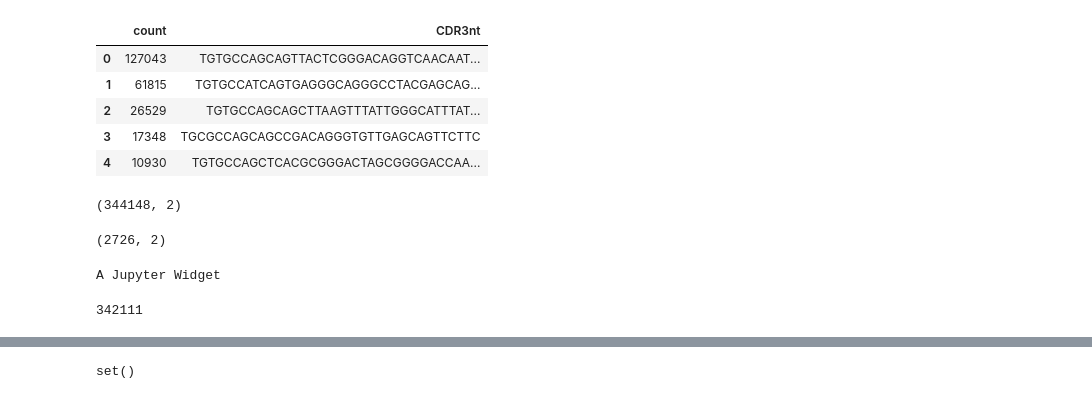
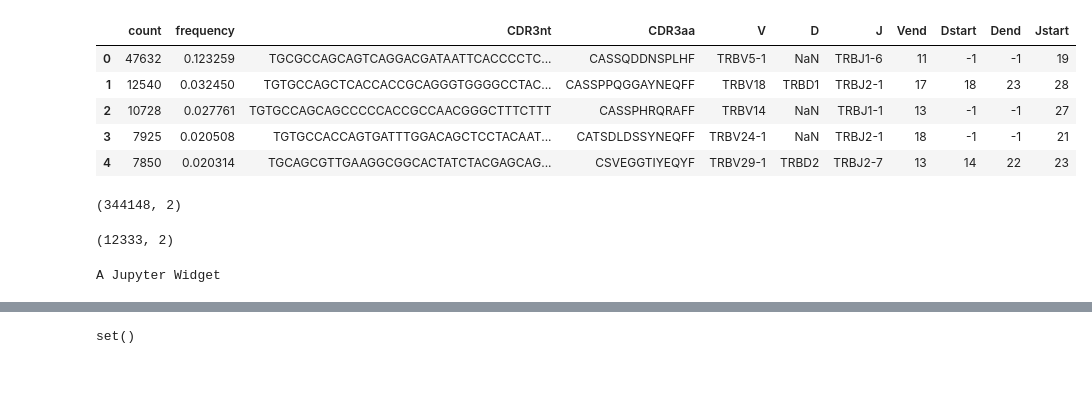
Before and after one commit to rykachevskiy/t-killer-or-t-helper, a Jupyter notebook: Investigator.ipynb, the cells around one changed output, grey strips where cells are left out. Cells and saved outputs as stored; diff of their text form; code cells hidden in the pictures.

```diff
--- a/Investigator.ipynb
+++ b/Investigator.ipynb
@@ -13,3 +21,6 @@ data_processor = importlib.reload(data_processor)
+# %%
+t4_a = pd.read_table(path_DV.format(4))
+t8_a = pd.read_table(path_DV.format(8))
 # %%
-t4 = pd.read_table("../data_all_CDR/Kal/Kal_PB_4.txt", usecols=["count", "CDR3nt"])
-t8 = pd.read_table("../data_all_CDR/Kal/Kal_PB_8.txt", usecols=["count", "CDR3nt"])
+t4 = pd.read_table(path_DV.format(4), usecols=["count", "CDR3aa", "V"])
+t8 = pd.read_table(path_DV.format(8), usecols=["count", "CDR3aa", "V"])
@@ -15,0 +45,10 @@ t8 = pd.read_table("../data_all_CDR/Kal/Kal_PB_8.txt", usecols=["count", "CDR3nt
+# %%
+mask8 = t8["count"] > 1
+mask4 = t4["count"] > 1
+# %%
+t4 = t4.loc[mask4]
+t4_a = t4_a.loc[mask4]
+t8 = t8.loc[mask8]
+t8_a = t8_a.loc[mask8]
+
+print(t4.shape, t8.shape)
@@ -16,13 +164,13 @@ t8 = pd.read_table("../data_all_CDR/Kal/Kal_PB_8.txt", usecols=["count", "CDR3nt
 # %%
-t4.head()
-t8.head()
+t4_a.head()
+t8_a.head()
 # %% [output]
-|  | count | CDR3nt |
-| 0 | 127043 | TGTGCCAGCAGTTACTCGGGACAGGTCAACAAT... |
-| 1 | 61815 | TGTGCCATCAGTGAGGGCAGGGCCTACGAGCAG... |
-| 2 | 26529 | TGTGCCAGCAGCTTAAGTTTATTGGGCATTTAT... |
-| 3 | 17348 | TGCGCCAGCAGCCGACAGGGTGTTGAGCAGTTCTTC |
-| 4 | 10930 | TGTGCCAGCTCACGCGGGACTAGCGGGGACCAA... |
+|  | count | frequency | CDR3nt | CDR3aa | V | D | J | Vend | Dstart | Dend | Jstart |
+| 0 | 47632 | 0.123259 | TGCGCCAGCAGTCAGGACGATAATTCACCCCTC... | CASSQDDNSPLHF | TRBV5-1 | NaN | TRBJ1-6 | 11 | -1 | -1 | 19 |
+| 1 | 12540 | 0.032450 | TGTGCCAGCTCACCACCGCAGGGTGGGGCCTAC... | CASSPPQGGAYNEQFF | TRBV18 | TRBD1 | TRBJ2-1 | 17 | 18 | 23 | 28 |
+| 2 | 10728 | 0.027761 | TGTGCCAGCAGCCCCCACCGCCAACGGGCTTTCTTT | CASSPHRQRAFF | TRBV14 | NaN | TRBJ1-1 | 13 | -1 | -1 | 27 |
+| 3 | 7925 | 0.020508 | TGTGCCACCAGTGATTTGGACAGCTCCTACAAT... | CATSDLDSSYNEQFF | TRBV24-1 | NaN | TRBJ2-1 | 18 | -1 | -1 | 21 |
+| 4 | 7850 | 0.020314 | TGCAGCGTTGAAGGCGGCACTATCTACGAGCAG... | CSVEGGTIYEQYF | TRBV29-1 | TRBD2 | TRBJ2-7 | 13 | 14 | 22 | 23 |
 # %%
 t4.shape
 # %% [output]
@@ -55,11 +203,7 @@ def to_seq_arrays(table_4, table_8, target_column):
 
     return table_4_filtred, table_8_filtred
 # %%
-t4_f, t8_f = to_seq_arrays(t4, t8, "CDR3nt")
+t4_f, t8_f = to_seq_arrays(t4, t8, "CDR3aa")
 # %% [output]
-(2726, 2)
+(12333, 2)
 A Jupyter Widget
-# %%
-len(t4_f)
-# %% [output]
-342111
```
Also changed, not shown: parts of 57 cells of this notebook, 2 other files.
